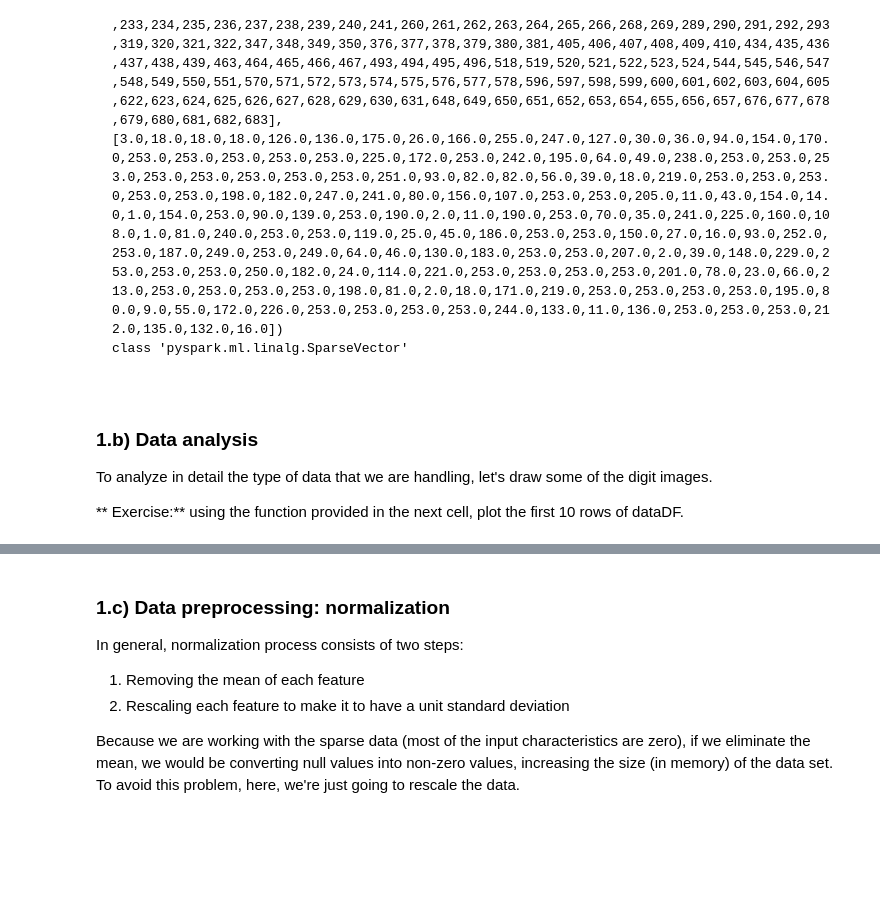
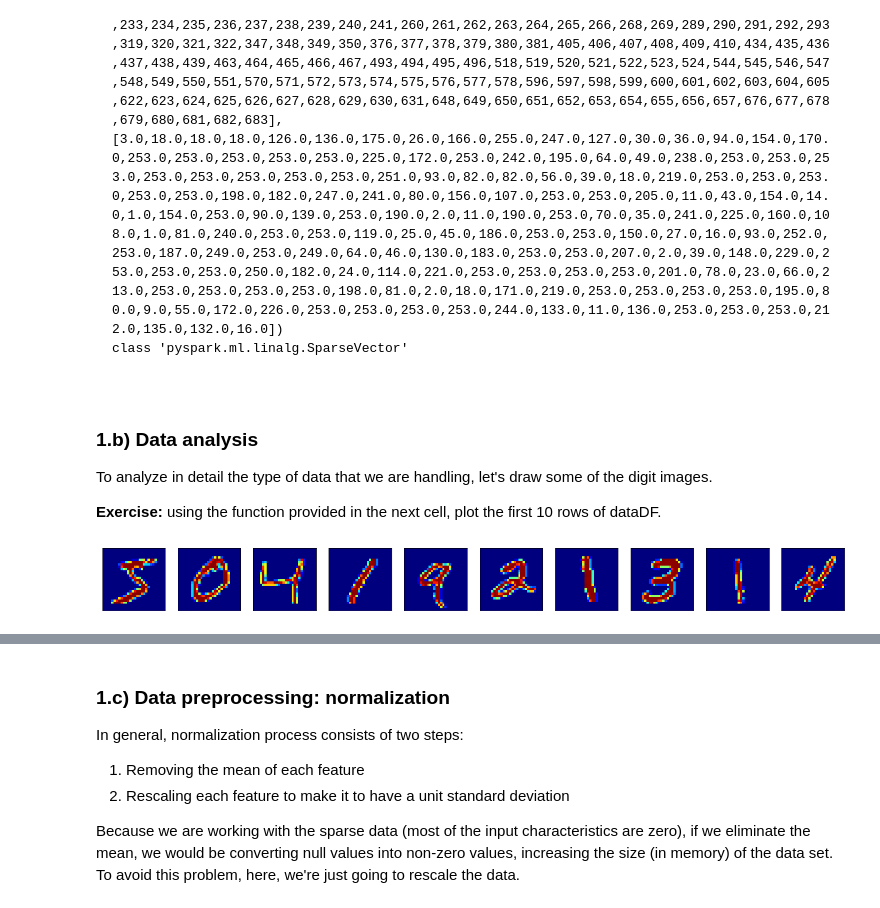
Before and after one commit to Yamroza/MassiveComputing, a Jupyter notebook: Session_19/Classifiers_Spark.ipynb, the cells around one changed output, grey strips where cells are left out. Drawn from its saved outputs; the diff is of its cells as text; code cells hidden in the pictures; blank space fills up the shorter version.

```diff
--- a/Session_19/Classifiers_Spark.ipynb
+++ b/Session_19/Classifiers_Spark.ipynb
@@ -99,8 +124,8 @@ Run the next cell to load the datafile with the spark.read.format("libsvm") func
 
 *Note:* To load the data, we have indicated with the option "numFeatures" that the total number of pixels is 784. This is useful when some pixels may not present in certain files (because there are always zero), avoiding inconsistent dimensions.
 # %%
-fileName = "/FileStore/tables/mnist"
-dataDF = spark.read.format("libsvm").option("numFeatures", "784").load(fileName)
+trainFileName = "/FileStore/tables/mnist"
+dataDF = spark.read.format("libsvm").option("numFeatures", "784").load(trainFileName)
 # %% [markdown]
 ** Exercise:**
 Using the structured DF "dataDF", analyze again:
@@ -148,13 +189,14 @@ class 'pyspark.ml.linalg.SparseVector'
 
 To analyze in detail the type of data that we are handling, let's draw some of the digit images.
 
-** Exercise:** using the function provided in the next cell, plot the first 10 rows of dataDF.
+**Exercise:** using the function provided in the next cell, plot the first 10 rows of dataDF.
 # %%
 import matplotlib.pyplot as plt
 from pyspark.mllib.linalg import Vectors
 
 def plot_data(images, h, w, n_row=1, n_col=10):
-    """Plots the set of images provided in images
+    """
+    Plots the set of images provided in images
 
     Args:
         images (list of sparse vectors or numpy arrays): list of images where each image contains the
@@ -180,16 +222,16 @@ def plot_data(images, h, w, n_row=1, n_col=10):
         plt.yticks(())
     return fig
 # %%
-#Complete the #FILL IN# gaps
-
 # Define the height and width of the images
-h= 28
-w =28
+h = 28
+w = 28
 
 # Pick up 10 images and plot them using the function  plot_data()
-images = < FILL IN >
+images = dataDF.take(10)
 fig = plot_data(images, h, w)
-display(fig)
+# display(fig)
+# %% [output]
+[figure, added]
 # %% [markdown]
 **_The answer should be_:**
 <pre><code>
```
Also changed, not shown: parts of 18 cells of this notebook.
